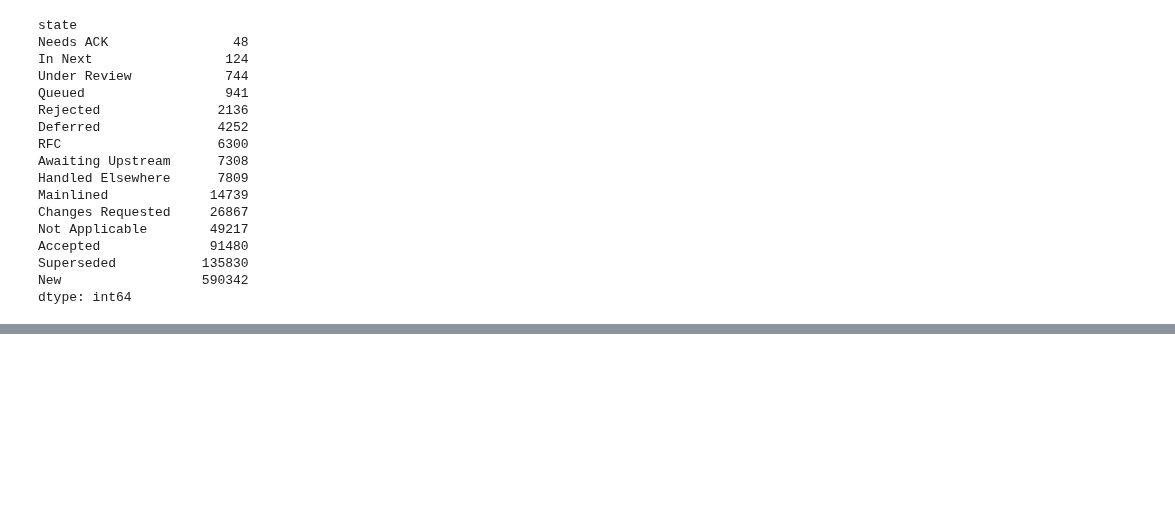
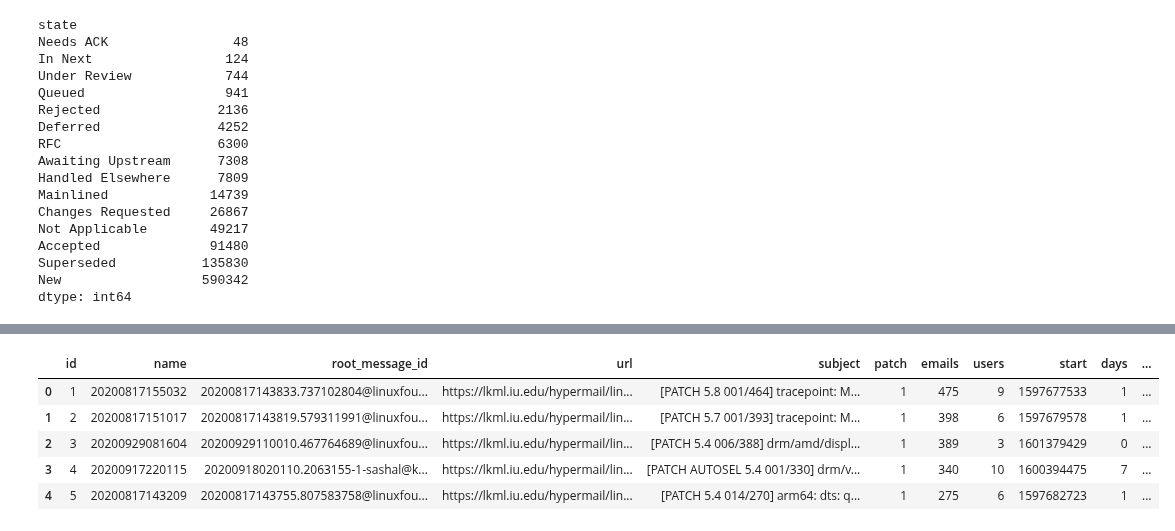
Before and after one commit to SRI-CSL/signal-public, a Jupyter notebook: colabs/signal_api_part_1.ipynb, the cells around one changed output, grey strips where cells are left out. Cells and saved outputs as stored; diff of their text form; code cells hidden in the pictures; blank space fills up the shorter version.

```diff
--- a/colabs/signal_api_part_1.ipynb
+++ b/colabs/signal_api_part_1.ipynb
@@ -311,0 +350,2 @@ tmp_sp_state.plot.bar(log_y=True)
+# %%
+df_thread = get_db_records("SELECT * FROM thread;")
@@ -311,0 +372,9 @@ tmp_sp_state.plot.bar(log_y=True)
+# %%
+df_thread.head()
+# %% [output]
+|  | id | name | root_message_id | url | subject | patch | emails | users | start | days | ... |
+| 0 | 1 | 20200817155032 | 20200817143833.737102804@linuxfou... | https://lkml.iu.edu/hypermail/lin... | [PATCH 5.8 001/464] tracepoint: M... | 1 | 475 | 9 | 1597677533 | 1 | ... |
+| 1 | 2 | 20200817151017 | 20200817143819.579311991@linuxfou... | https://lkml.iu.edu/hypermail/lin... | [PATCH 5.7 001/393] tracepoint: M... | 1 | 398 | 6 | 1597679578 | 1 | ... |
+| 2 | 3 | 20200929081604 | 20200929110010.467764689@linuxfou... | https://lkml.iu.edu/hypermail/lin... | [PATCH 5.4 006/388] drm/amd/displ... | 1 | 389 | 3 | 1601379429 | 0 | ... |
+| 3 | 4 | 20200917220115 | 20200918020110.2063155-1-sashal@k... | https://lkml.iu.edu/hypermail/lin... | [PATCH AUTOSEL 5.4 001/330] drm/v... | 1 | 340 | 10 | 1600394475 | 7 | ... |
+| 4 | 5 | 20200817143209 | 20200817143755.807583758@linuxfou... | https://lkml.iu.edu/hypermail/lin... | [PATCH 5.4 014/270] arm64: dts: q... | 1 | 275 | 6 | 1597682723 | 1 | ... |
```
Also changed, not shown: parts of 19 cells of this notebook.
